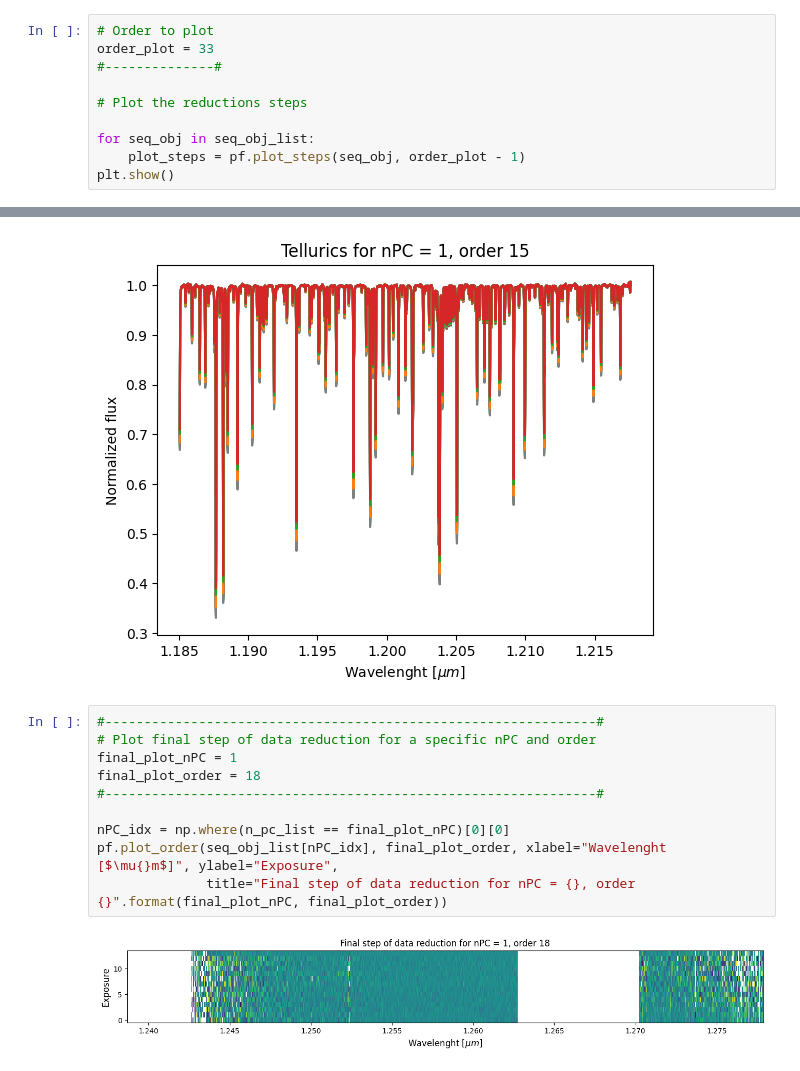
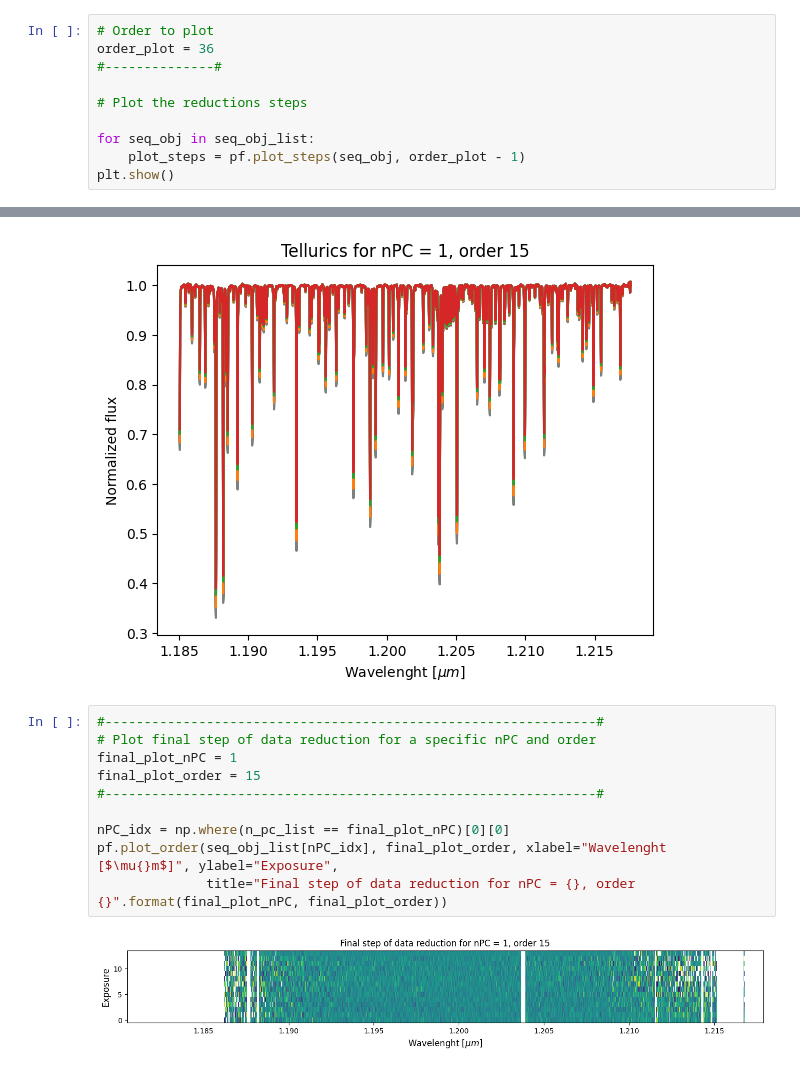
Before and after one commit to mathisbouffard/HRS_with_starships, a Jupyter notebook: HRS_analysis/SPIRou/Plot_reductions.ipynb, the cells around one changed output, grey strips where cells are left out. Saved outputs shown, nothing was run; the diff lists cells and outputs as text.

```diff
--- a/HRS_analysis/SPIRou/Plot_reductions.ipynb
+++ b/HRS_analysis/SPIRou/Plot_reductions.ipynb
@@ -148,7 +147,7 @@ for seq_obj in seq_obj_list:
 [figure]
 # %%
 # Order to plot
-order_plot = 33
+order_plot = 36
 #--------------#
 
 # Plot the reductions steps
@@ -211,12 +210,12 @@ plt.show()
 # %%
 #---------------------------------------------------------------#
 # Plot final step of data reduction for a specific nPC and order
 final_plot_nPC = 1
-final_plot_order = 18
+final_plot_order = 15
 #---------------------------------------------------------------#
 
 nPC_idx = np.where(n_pc_list == final_plot_nPC)[0][0]
 pf.plot_order(seq_obj_list[nPC_idx], final_plot_order, xlabel="Wavelenght [$\mu{}m$]", ylabel="Exposure",
               title="Final step of data reduction for nPC = {}, order {}".format(final_plot_nPC, final_plot_order))
 # %% [output]
-[figure, old version]
+[figure, new version]
```
Also changed, not shown: parts of 7 cells of this notebook, 2 other files.
